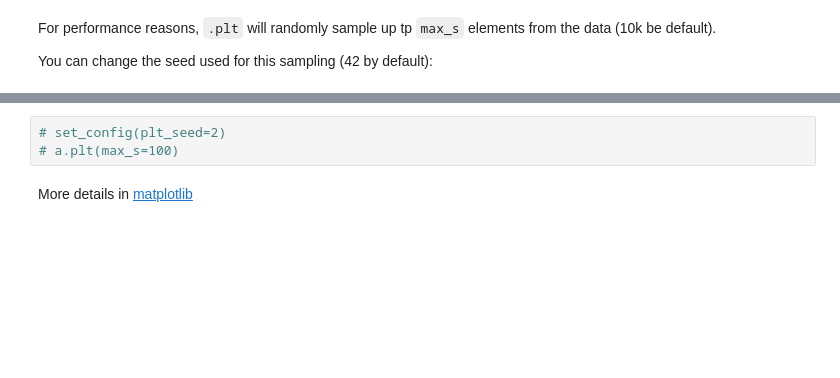
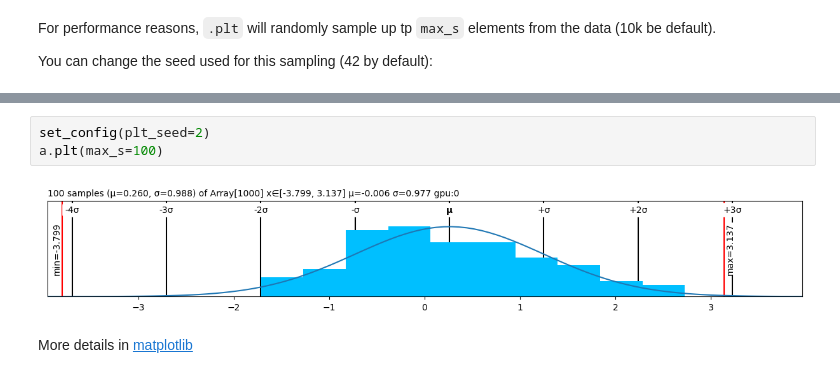
Before and after one commit to xl0/lovely-jax, a Jupyter notebook: nbs/03a_utils.config.ipynb, the cells around one changed output, grey strips where cells are left out. Drawn from its saved outputs; the diff is of its cells as text; blank space fills up the shorter version.

```diff
--- a/nbs/03a_utils.config.ipynb
+++ b/nbs/03a_utils.config.ipynb
@@ -243,5 +251,7 @@ You can change the seed used for this sampling (42 by default):
 # %%
-# set_config(plt_seed=2)
-# a.plt(max_s=100)
+set_config(plt_seed=2)
+a.plt(max_s=100)
+# %% [output]
+[figure, added]
 # %% [markdown]
 More details in [matplotlib](matplotlib.html)
```
Also changed, not shown: parts of 17 cells of this notebook, 5 other files.
